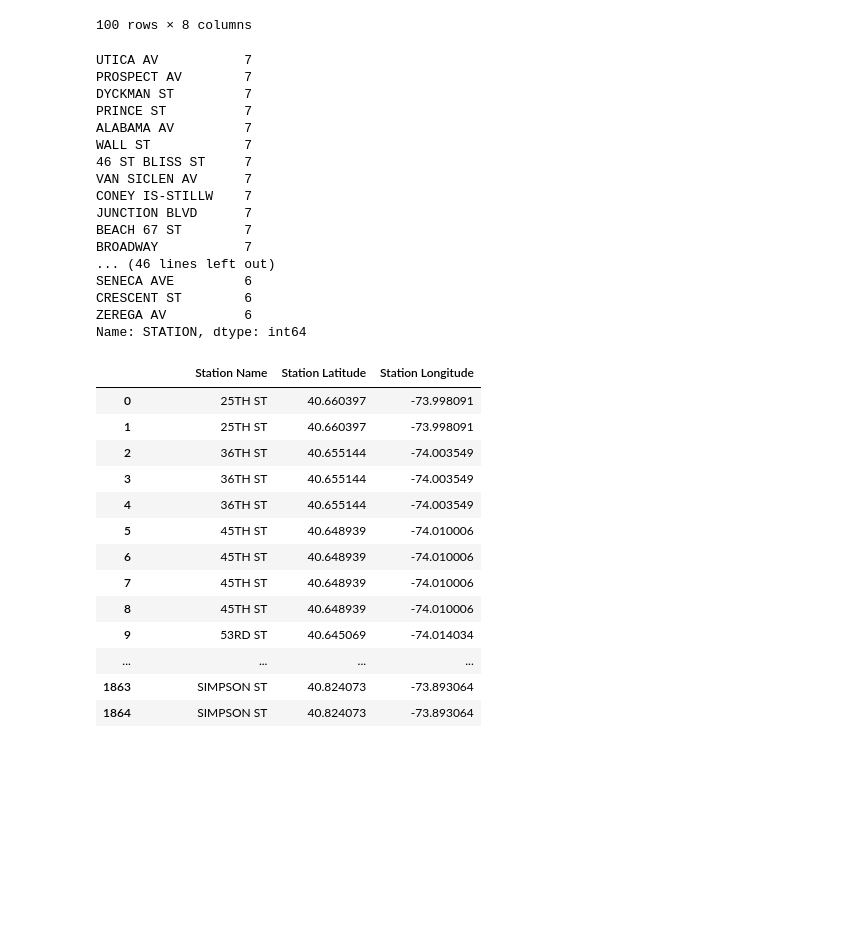
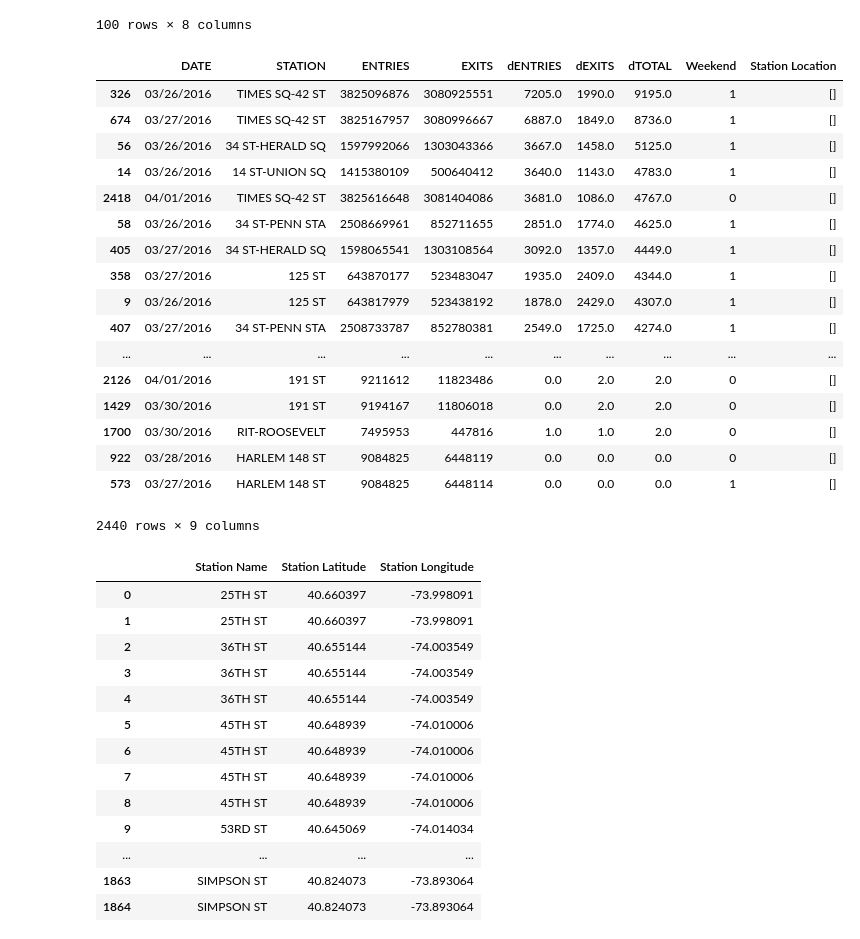
Before and after one commit to jgondin/benson_team_awesome, a Jupyter notebook: Project_Nate_Gmaptesting.ipynb, the cells around one changed output. Drawn from its saved outputs; the diff is of its cells as text; code cells hidden in the pictures; blank space fills up the shorter version.

```diff
--- a/Project_Nate_Gmaptesting.ipynb
+++ b/Project_Nate_Gmaptesting.ipynb
@@ -160,22 +160,23 @@ trim_df = df.head(10)
 
 # plt.show()
 # %%
-df['STATION'].value_counts()
+df
 # %% [output]
+|  | DATE | STATION | ENTRIES | EXITS | dENTRIES | dEXITS | dTOTAL | Weekend | Station Location |
+| 326 | 03/26/2016 | TIMES SQ-42 ST | 3825096876 | 3080925551 | 7205.0 | 1990.0 | 9195.0 | 1 | [] |
+| 674 | 03/27/2016 | TIMES SQ-42 ST | 3825167957 | 3080996667 | 6887.0 | 1849.0 | 8736.0 | 1 | [] |
+| 56 | 03/26/2016 | 34 ST-HERALD SQ | 1597992066 | 1303043366 | 3667.0 | 1458.0 | 5125.0 | 1 | [] |
+| 14 | 03/26/2016 | 14 ST-UNION SQ | 1415380109 | 500640412 | 3640.0 | 1143.0 | 4783.0 | 1 | [] |
+| 2418 | 04/01/2016 | TIMES SQ-42 ST | 3825616648 | 3081404086 | 3681.0 | 1086.0 | 4767.0 | 0 | [] |
+| 58 | 03/26/2016 | 34 ST-PENN STA | 2508669961 | 852711655 | 2851.0 | 1774.0 | 4625.0 | 1 | [] |
+| 405 | 03/27/2016 | 34 ST-HERALD SQ | 1598065541 | 1303108564 | 3092.0 | 1357.0 | 4449.0 | 1 | [] |
+| 358 | 03/27/2016 | 125 ST | 643870177 | 523483047 | 1935.0 | 2409.0 | 4344.0 | 1 | [] |
+| 9 | 03/26/2016 | 125 ST | 643817979 | 523438192 | 1878.0 | 2429.0 | 4307.0 | 1 | [] |
+| 407 | 03/27/2016 | 34 ST-PENN STA | 2508733787 | 852780381 | 2549.0 | 1725.0 | 4274.0 | 1 | [] |
+| ... | ... | ... | ... | ... | ... | ... | ... | ... | ... |
+| 2126 | 04/01/2016 | 191 ST | 9211612 | 11823486 | 0.0 | 2.0 | 2.0 | 0 | [] |
+| 1429 | 03/30/2016 | 191 ST | 9194167 | 11806018 | 0.0 | 2.0 | 2.0 | 0 | [] |
+| 1700 | 03/30/2016 | RIT-ROOSEVELT | 7495953 | 447816 | 1.0 | 1.0 | 2.0 | 0 | [] |
+| 922 | 03/28/2016 | HARLEM 148 ST | 9084825 | 6448119 | 0.0 | 0.0 | 0.0 | 0 | [] |
+| 573 | 03/27/2016 | HARLEM 148 ST | 9084825 | 6448114 | 0.0 | 0.0 | 0.0 | 1 | [] |
-UTICA AV           7
-PROSPECT AV        7
-DYCKMAN ST         7
-PRINCE ST          7
-ALABAMA AV         7
-WALL ST            7
-46 ST BLISS ST     7
-VAN SICLEN AV      7
-CONEY IS-STILLW    7
-JUNCTION BLVD      7
-BEACH 67 ST        7
-BROADWAY           7
-... (46 lines left out)
-SENECA AVE         6
-CRESCENT ST        6
-ZEREGA AV          6
-Name: STATION, dtype: int64
+2440 rows × 9 columns
```
Also changed, not shown: parts of 4 cells of this notebook, 1 other file.
